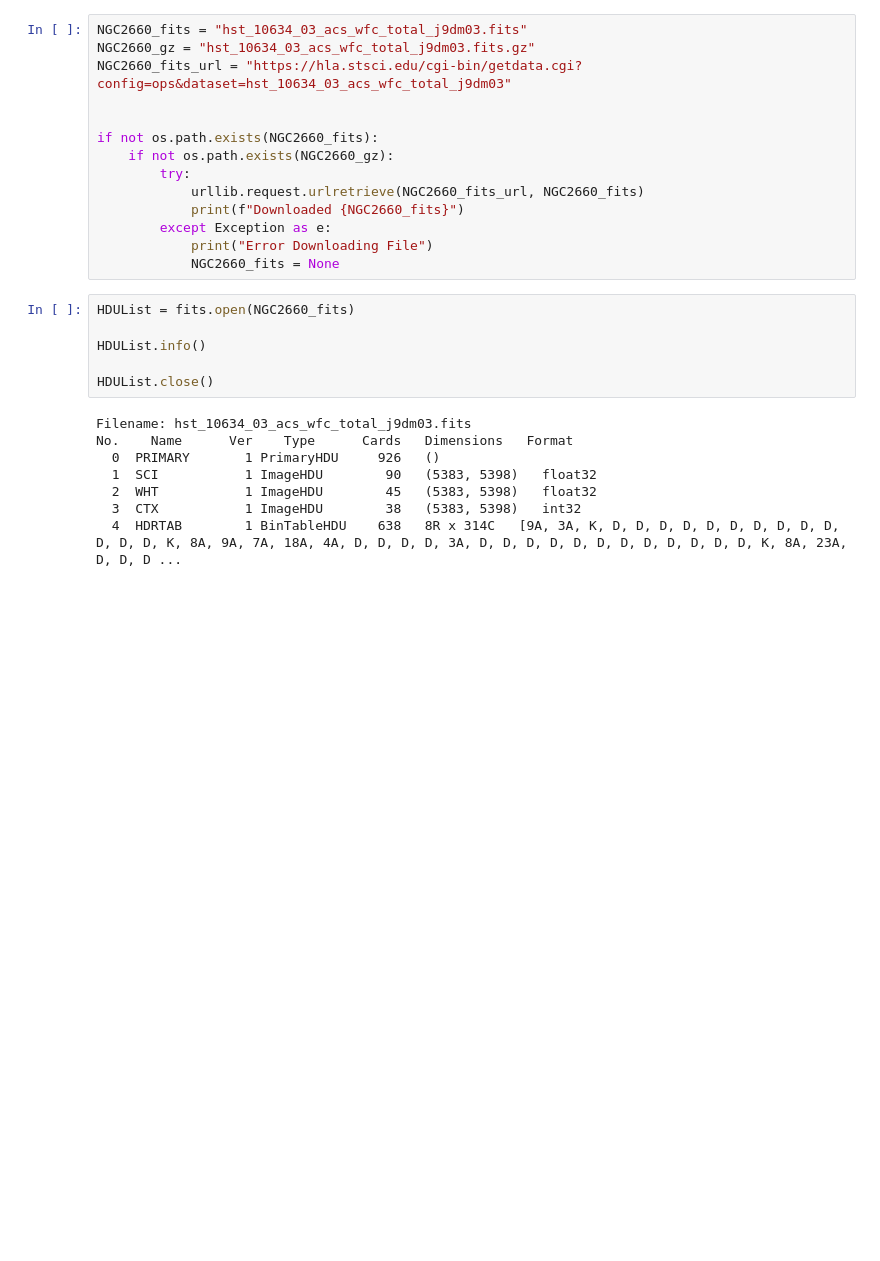
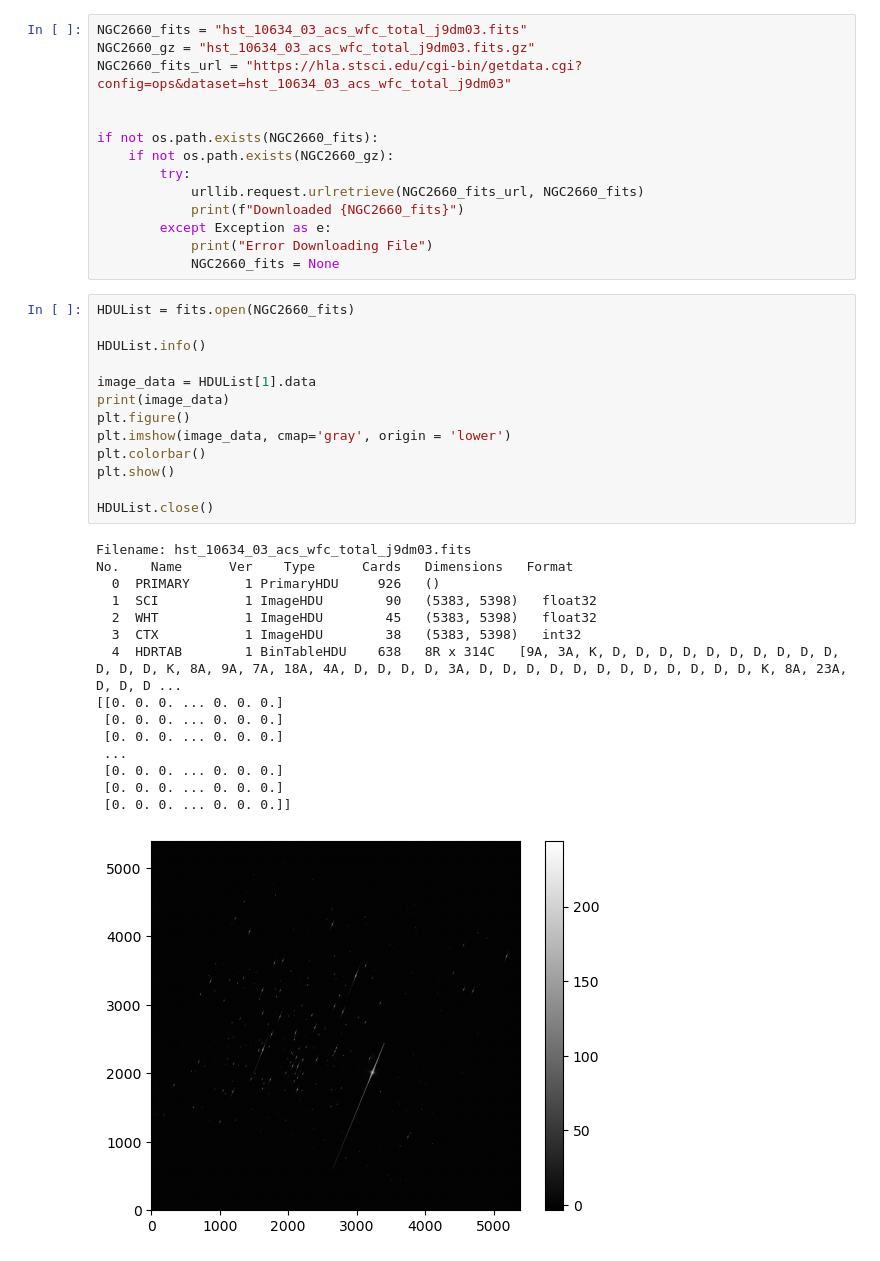
Before and after one commit to GravesTone5/Astro1221Project3, a Jupyter notebook: Project3.ipynb, the cells around one changed output. Cells and saved outputs as stored; diff of their text form; blank space fills up the shorter version.

Commit message:
got the image data and printed  a cute little starting image

```diff
--- a/Project3.ipynb
+++ b/Project3.ipynb
@@ -33,14 +33,29 @@ if not os.path.exists(NGC2660_fits):
 # %%
 HDUList = fits.open(NGC2660_fits)
 
 HDUList.info()
 
+image_data = HDUList[1].data
+print(image_data)
+plt.figure()
+plt.imshow(image_data, cmap='gray', origin = 'lower')
+plt.colorbar()
+plt.show()
+
 HDUList.close()
 # %% [output]
 Filename: hst_10634_03_acs_wfc_total_j9dm03.fits
 No.    Name      Ver    Type      Cards   Dimensions   Format
   0  PRIMARY       1 PrimaryHDU     926   ()
   1  SCI           1 ImageHDU        90   (5383, 5398)   float32
   2  WHT           1 ImageHDU        45   (5383, 5398)   float32
   3  CTX           1 ImageHDU        38   (5383, 5398)   int32
   4  HDRTAB        1 BinTableHDU    638   8R x 314C   [9A, 3A, K, D, D, D, D, D, D, D, D, D, D, D, D, D, K, 8A, 9A, 7A, 18A, 4A, D, D, D, D, 3A, D, D, D, D, D, D, D, D, D, D, D, D, K, 8A, 23A, D, D, D ...
+[[0. 0. 0. ... 0. 0. 0.]
+ [0. 0. 0. ... 0. 0. 0.]
+ [0. 0. 0. ... 0. 0. 0.]
+ ...
+ [0. 0. 0. ... 0. 0. 0.]
+ [0. 0. 0. ... 0. 0. 0.]
+ [0. 0. 0. ... 0. 0. 0.]]
+[figure, added]
```
Also changed, not shown: parts of 1 cell of this notebook.
